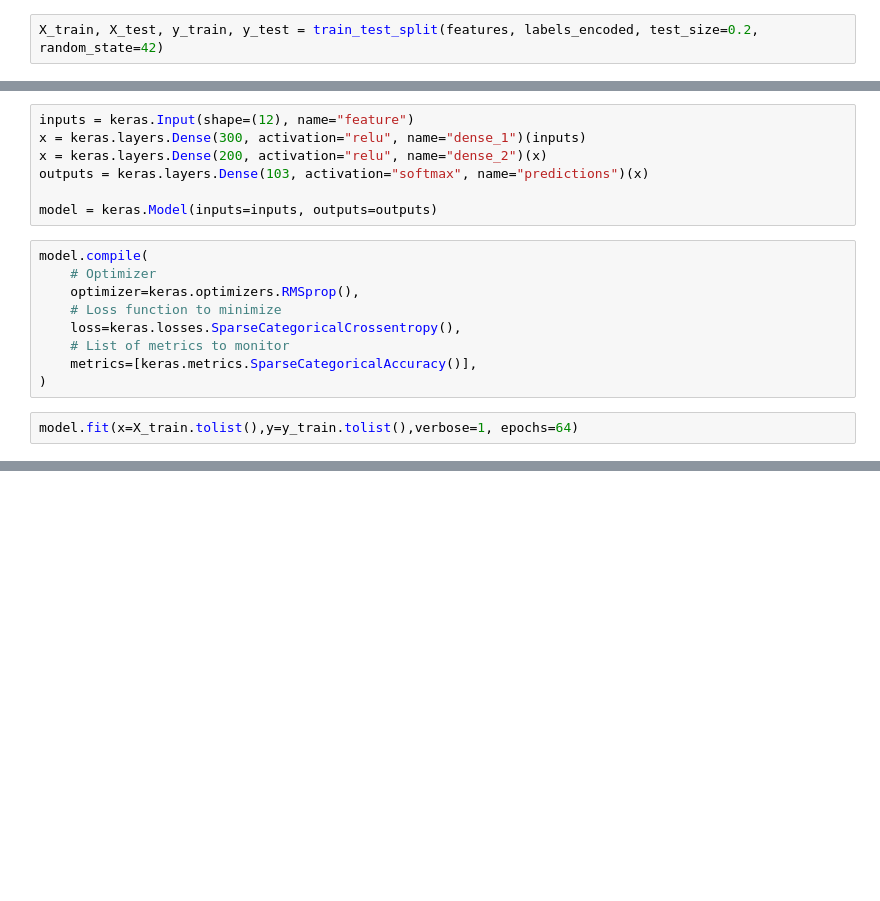
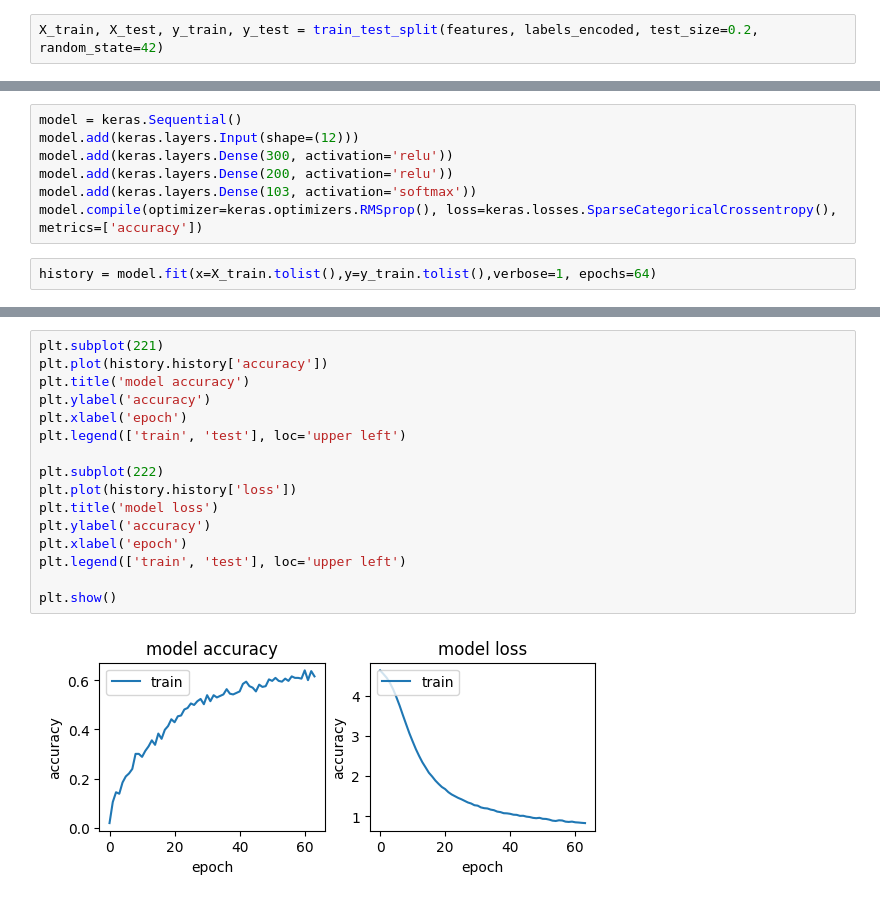
Before and after one commit to bonjooooour/PFE_Analayse_musicale, a Jupyter notebook: rn_on_one_chord.ipynb, the cells around one changed output, grey strips where cells are left out. Cells and saved outputs as stored; diff of their text form; blank space fills up the shorter version.

Commit message:
fct added, working, accuracy : 25%

```diff
--- a/rn_on_one_chord.ipynb
+++ b/rn_on_one_chord.ipynb
@@ -215,20 +144,11 @@ predicted_accord_name
 # %%
-inputs = keras.Input(shape=(12), name="feature")
-x = keras.layers.Dense(300, activation="relu", name="dense_1")(inputs)
-x = keras.layers.Dense(200, activation="relu", name="dense_2")(x)
-outputs = keras.layers.Dense(103, activation="softmax", name="predictions")(x)
-
-model = keras.Model(inputs=inputs, outputs=outputs)
+model = keras.Sequential()
+model.add(keras.layers.Input(shape=(12)))
+model.add(keras.layers.Dense(300, activation='relu'))
+model.add(keras.layers.Dense(200, activation='relu'))
+model.add(keras.layers.Dense(103, activation='softmax'))
+model.compile(optimizer=keras.optimizers.RMSprop(), loss=keras.losses.SparseCategoricalCrossentropy(), metrics=['accuracy'])
-# %%
-model.compile(
-    # Optimizer
-    optimizer=keras.optimizers.RMSprop(),
-    # Loss function to minimize
-    loss=keras.losses.SparseCategoricalCrossentropy(),
-    # List of metrics to monitor
-    metrics=[keras.metrics.SparseCategoricalAccuracy()],
-)
 # %%
-model.fit(x=X_train.tolist(),y=y_train.tolist(),verbose=1, epochs=64)
+history = model.fit(x=X_train.tolist(),y=y_train.tolist(),verbose=1, epochs=64)
 # %% [output]
 Epoch 1/64
@@ -252,3 +171,21 @@ Epoch 64/64
+# %%
+plt.subplot(221)
+plt.plot(history.history['accuracy'])
+plt.title('model accuracy')
+plt.ylabel('accuracy')
+plt.xlabel('epoch')
+plt.legend(['train', 'test'], loc='upper left')
+
+plt.subplot(222)
+plt.plot(history.history['loss'])
+plt.title('model loss')
+plt.ylabel('accuracy')
+plt.xlabel('epoch')
+plt.legend(['train', 'test'], loc='upper left')
+
+plt.show()
+# %% [output]
+[figure, added]
 # %%
 score = model.evaluate(x=X_test.tolist(),y=y_test.tolist(), verbose=0)
 print('Accuracy : ' + str(score[1]*100) + '%')
```
Also changed, not shown: parts of 13 cells of this notebook.
